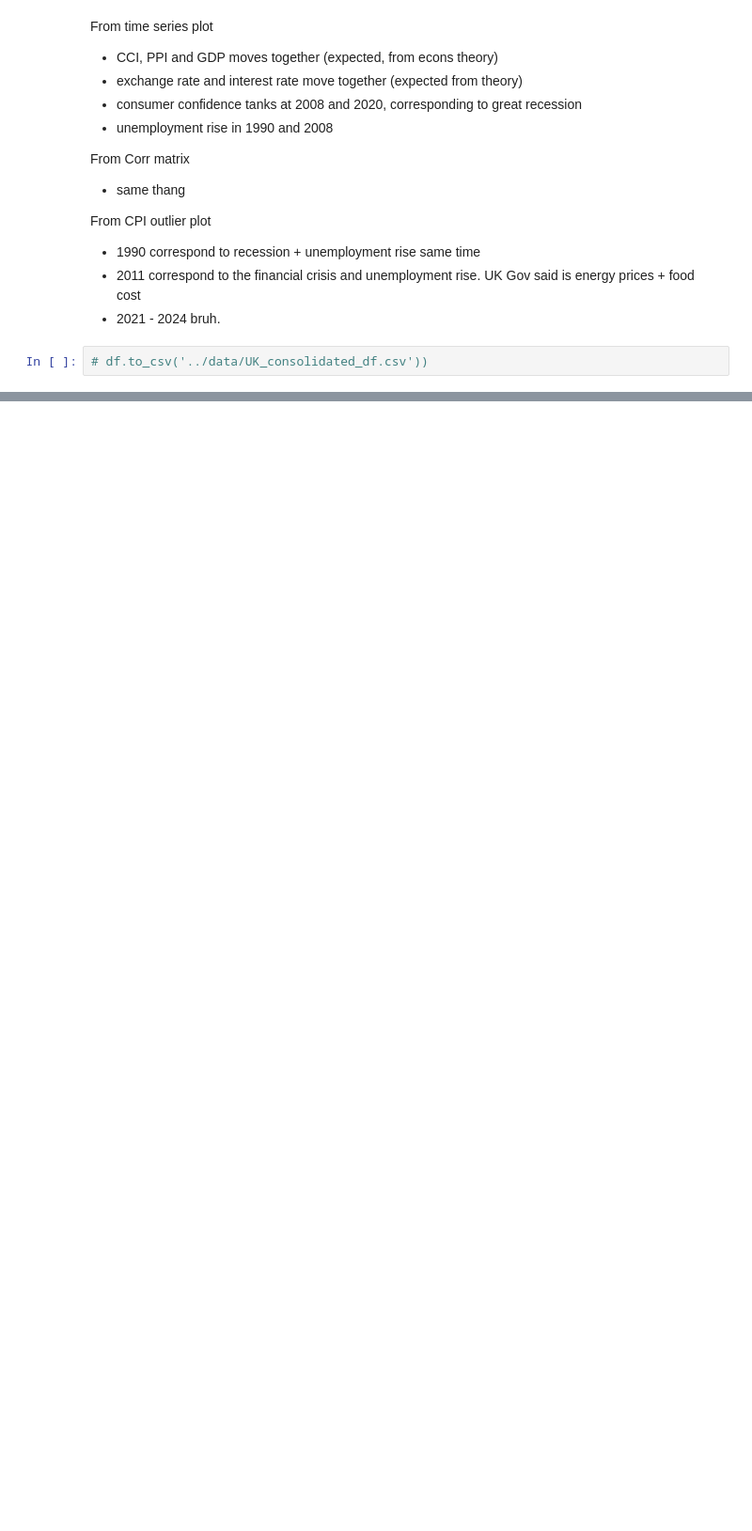
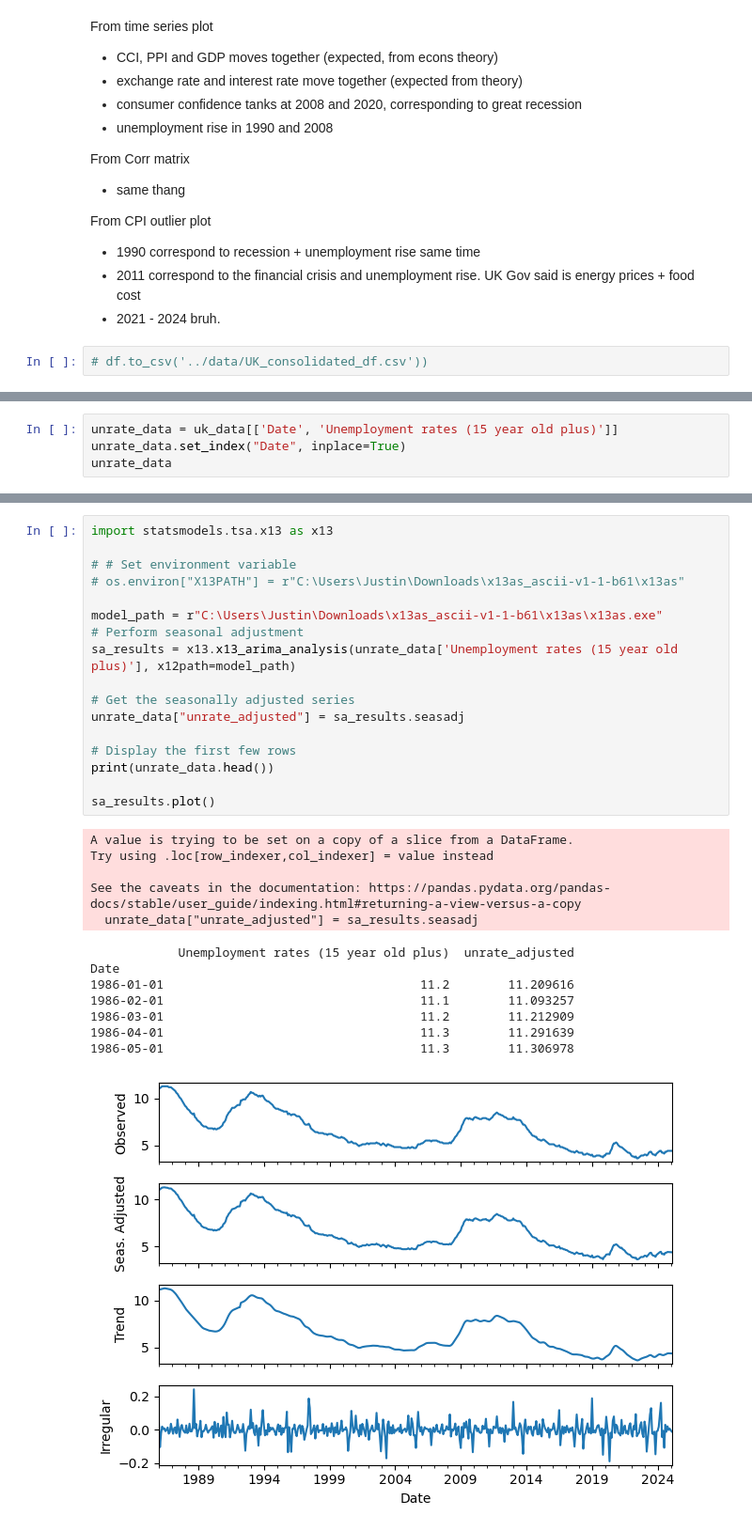
Before and after one commit to willafred/fe5213-cpi-forecasting, a Jupyter notebook: scripts/data_cleaning.ipynb, the cells around one changed output, grey strips where cells are left out. Shown at 94% size. Saved outputs shown, nothing was run; the diff lists cells and outputs as text; blank space fills up the shorter version.

```diff
--- a/scripts/data_cleaning.ipynb
+++ b/scripts/data_cleaning.ipynb
@@ -417,0 +538,4 @@ From CPI outlier plot
+# %%
+unrate_data = uk_data[['Date', 'Unemployment rates (15 year old plus)']]
+unrate_data.set_index("Date", inplace=True)
+unrate_data
@@ -417,0 +557,31 @@ From CPI outlier plot
+# %%
+import statsmodels.tsa.x13 as x13
+
+# # Set environment variable
+# os.environ["X13PATH"] = r"C:\Users\Justin\Downloads\x13as_ascii-v1-1-b61\x13as"
+
+model_path = r"C:\Users\Justin\Downloads\x13as_ascii-v1-1-b61\x13as\x13as.exe"
+# Perform seasonal adjustment
+sa_results = x13.x13_arima_analysis(unrate_data['Unemployment rates (15 year old plus)'], x12path=model_path)
+
+# Get the seasonally adjusted series
+unrate_data["unrate_adjusted"] = sa_results.seasadj
+
+# Display the first few rows
+print(unrate_data.head())
+
+sa_results.plot()
+# %% [output]
+A value is trying to be set on a copy of a slice from a DataFrame.
+Try using .loc[row_indexer,col_indexer] = value instead
+
+See the caveats in the documentation: https://pandas.pydata.org/pandas-docs/stable/user_guide/indexing.html#returning-a-view-versus-a-copy
+  unrate_data["unrate_adjusted"] = sa_results.seasadj
+            Unemployment rates (15 year old plus)  unrate_adjusted
+Date
+1986-01-01                                   11.2        11.209616
+1986-02-01                                   11.1        11.093257
+1986-03-01                                   11.2        11.212909
+1986-04-01                                   11.3        11.291639
+1986-05-01                                   11.3        11.306978
+[figure, added]
```
Also changed, not shown: parts of 12 cells of this notebook, 2 other files.
